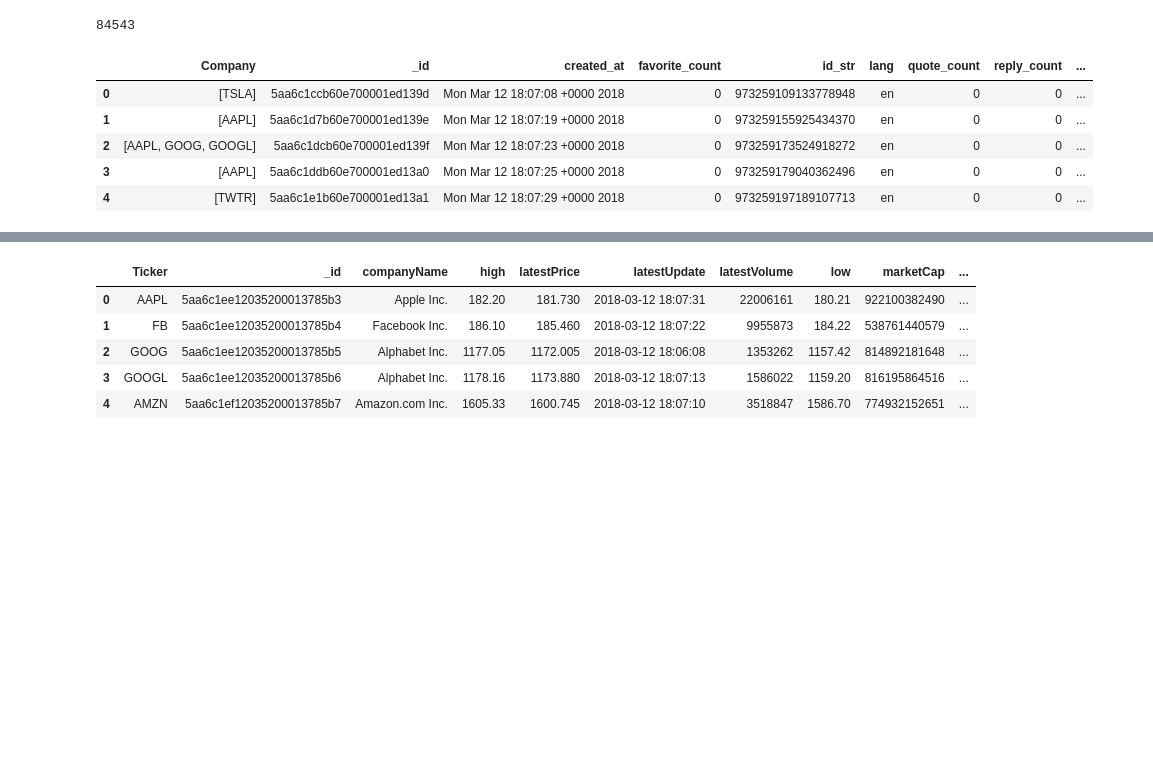
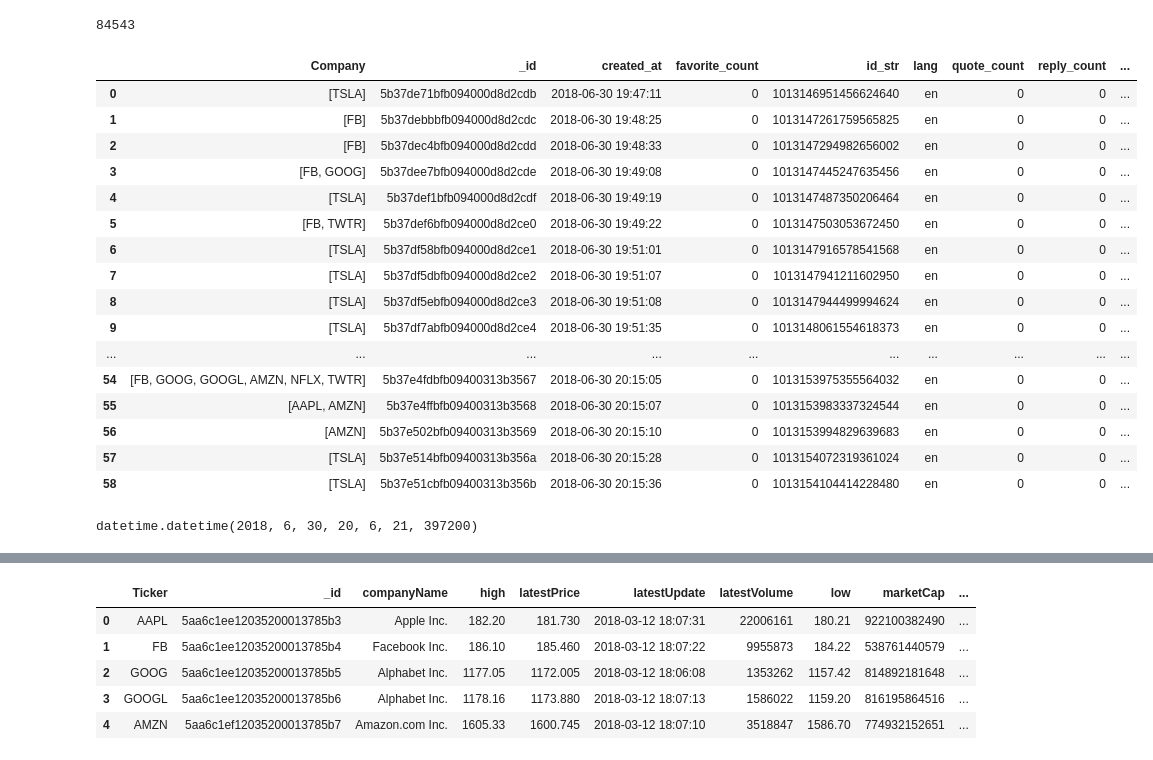
Before and after one commit to madderle/Capstone-Realtime-Streaming-Analytics, a Jupyter notebook: data-producers/Analytics/Mongo Monitoring and Analytics.ipynb, the cells around one changed output, grey strips where cells are left out. Drawn from its saved outputs; the diff is of its cells as text; code cells hidden in the pictures; blank space fills up the shorter version.

```diff
--- a/data-producers/Analytics/Mongo Monitoring and Analytics.ipynb
+++ b/data-producers/Analytics/Mongo Monitoring and Analytics.ipynb
@@ -27,11 +28,22 @@ iex_coll_reference.count()
 84543
 # %%
 twitter_data = pd.DataFrame(list(twitter_coll_reference.find()))
-twitter_data.head()
+twitter_data
 # %% [output]
 |  | Company | _id | created_at | favorite_count | id_str | lang | quote_count | reply_count | ... |
-| 0 | [TSLA] | 5aa6c1ccb60e700001ed139d | Mon Mar 12 18:07:08 +0000 2018 | 0 | 973259109133778948 | en | 0 | 0 | ... |
-| 1 | [AAPL] | 5aa6c1d7b60e700001ed139e | Mon Mar 12 18:07:19 +0000 2018 | 0 | 973259155925434370 | en | 0 | 0 | ... |
-| 2 | [AAPL, GOOG, GOOGL] | 5aa6c1dcb60e700001ed139f | Mon Mar 12 18:07:23 +0000 2018 | 0 | 973259173524918272 | en | 0 | 0 | ... |
-| 3 | [AAPL] | 5aa6c1ddb60e700001ed13a0 | Mon Mar 12 18:07:25 +0000 2018 | 0 | 973259179040362496 | en | 0 | 0 | ... |
-| 4 | [TWTR] | 5aa6c1e1b60e700001ed13a1 | Mon Mar 12 18:07:29 +0000 2018 | 0 | 973259197189107713 | en | 0 | 0 | ... |
+| 0 | [TSLA] | 5b37de71bfb094000d8d2cdb | 2018-06-30 19:47:11 | 0 | 1013146951456624640 | en | 0 | 0 | ... |
+| 1 | [FB] | 5b37debbbfb094000d8d2cdc | 2018-06-30 19:48:25 | 0 | 1013147261759565825 | en | 0 | 0 | ... |
+| 2 | [FB] | 5b37dec4bfb094000d8d2cdd | 2018-06-30 19:48:33 | 0 | 1013147294982656002 | en | 0 | 0 | ... |
+| 3 | [FB, GOOG] | 5b37dee7bfb094000d8d2cde | 2018-06-30 19:49:08 | 0 | 1013147445247635456 | en | 0 | 0 | ... |
+| 4 | [TSLA] | 5b37def1bfb094000d8d2cdf | 2018-06-30 19:49:19 | 0 | 1013147487350206464 | en | 0 | 0 | ... |
+| 5 | [FB, TWTR] | 5b37def6bfb094000d8d2ce0 | 2018-06-30 19:49:22 | 0 | 1013147503053672450 | en | 0 | 0 | ... |
+| 6 | [TSLA] | 5b37df58bfb094000d8d2ce1 | 2018-06-30 19:51:01 | 0 | 1013147916578541568 | en | 0 | 0 | ... |
+| 7 | [TSLA] | 5b37df5dbfb094000d8d2ce2 | 2018-06-30 19:51:07 | 0 | 1013147941211602950 | en | 0 | 0 | ... |
+| 8 | [TSLA] | 5b37df5ebfb094000d8d2ce3 | 2018-06-30 19:51:08 | 0 | 1013147944499994624 | en | 0 | 0 | ... |
+| 9 | [TSLA] | 5b37df7abfb094000d8d2ce4 | 2018-06-30 19:51:35 | 0 | 1013148061554618373 | en | 0 | 0 | ... |
+| ... | ... | ... | ... | ... | ... | ... | ... | ... | ... |
+| 54 | [FB, GOOG, GOOGL, AMZN, NFLX, TWTR] | 5b37e4fdbfb09400313b3567 | 2018-06-30 20:15:05 | 0 | 1013153975355564032 | en | 0 | 0 | ... |
+| 55 | [AAPL, AMZN] | 5b37e4ffbfb09400313b3568 | 2018-06-30 20:15:07 | 0 | 1013153983337324544 | en | 0 | 0 | ... |
+| 56 | [AMZN] | 5b37e502bfb09400313b3569 | 2018-06-30 20:15:10 | 0 | 1013153994829639683 | en | 0 | 0 | ... |
+| 57 | [TSLA] | 5b37e514bfb09400313b356a | 2018-06-30 20:15:28 | 0 | 1013154072319361024 | en | 0 | 0 | ... |
+| 58 | [TSLA] | 5b37e51cbfb09400313b356b | 2018-06-30 20:15:36 | 0 | 1013154104414228480 | en | 0 | 0 | ... |
@@ -37,0 +60,5 @@ twitter_data.head()
+# %%
+import datetime
+datetime.datetime.utcnow()
+# %% [output]
+datetime.datetime(2018, 6, 30, 20, 6, 21, 397200)
```
Also changed, not shown: parts of 5 cells of this notebook, 2 other files.
